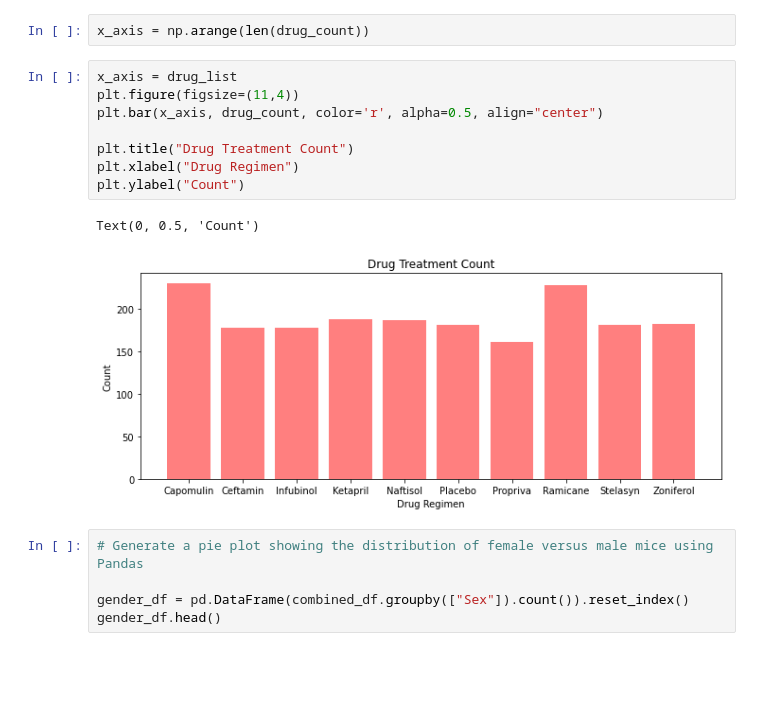
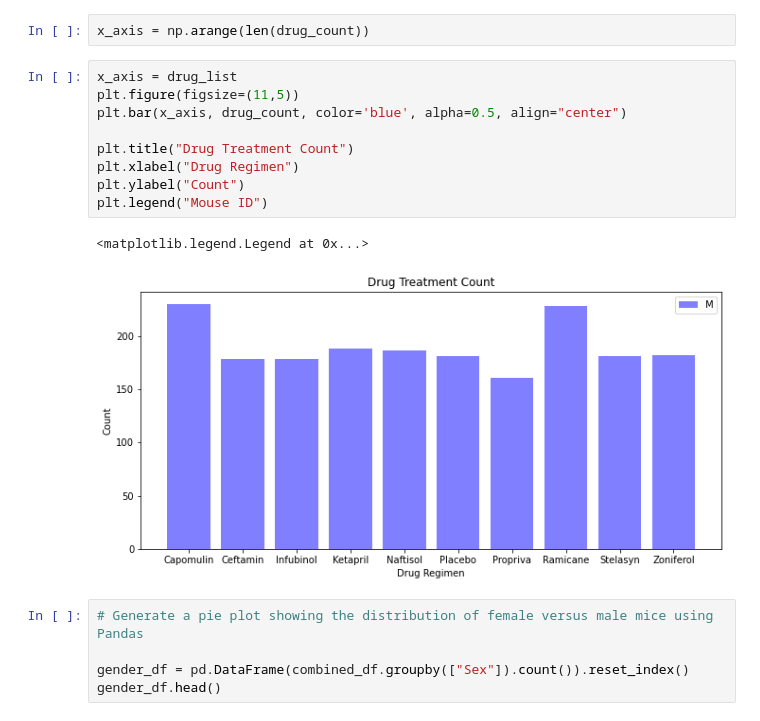
Before and after one commit to DINHC/matplotlib-challenge, a Jupyter notebook: pymaceuticals_starter.ipynb, the cells around one changed output. Drawn from its saved outputs; the diff is of its cells as text; blank space fills up the shorter version.

```diff
--- a/pymaceuticals_starter.ipynb
+++ b/pymaceuticals_starter.ipynb
@@ -245,15 +261,16 @@ drug_count
 x_axis = np.arange(len(drug_count))
 # %%
 x_axis = drug_list
-plt.figure(figsize=(11,4))
-plt.bar(x_axis, drug_count, color='r', alpha=0.5, align="center")
+plt.figure(figsize=(11,5))
+plt.bar(x_axis, drug_count, color='blue', alpha=0.5, align="center")
 
 plt.title("Drug Treatment Count")
 plt.xlabel("Drug Regimen")
 plt.ylabel("Count")
+plt.legend("Mouse ID")
 # %% [output]
-Text(0, 0.5, 'Count')
+<matplotlib.legend.Legend at 0x...>
-[figure, old version]
+[figure, new version]
 # %%
 # Generate a pie plot showing the distribution of female versus male mice using Pandas
 
```
Also changed, not shown: parts of 17 cells of this notebook.
